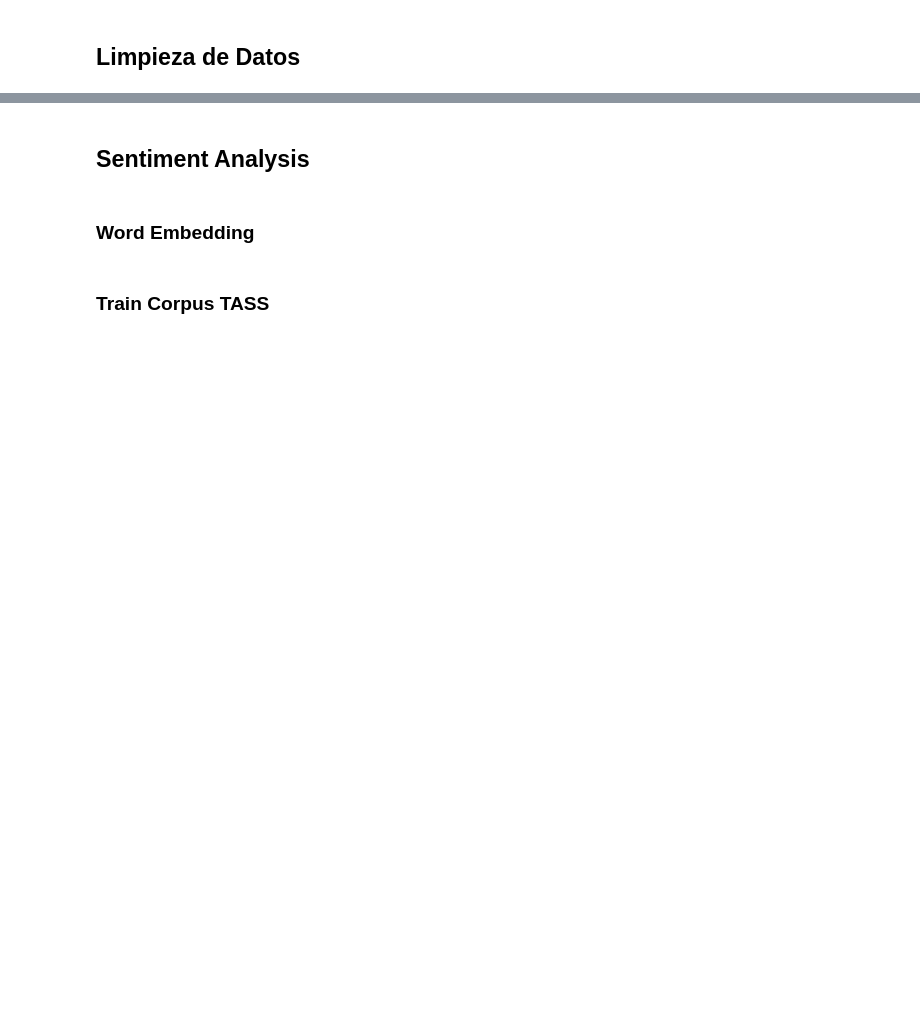
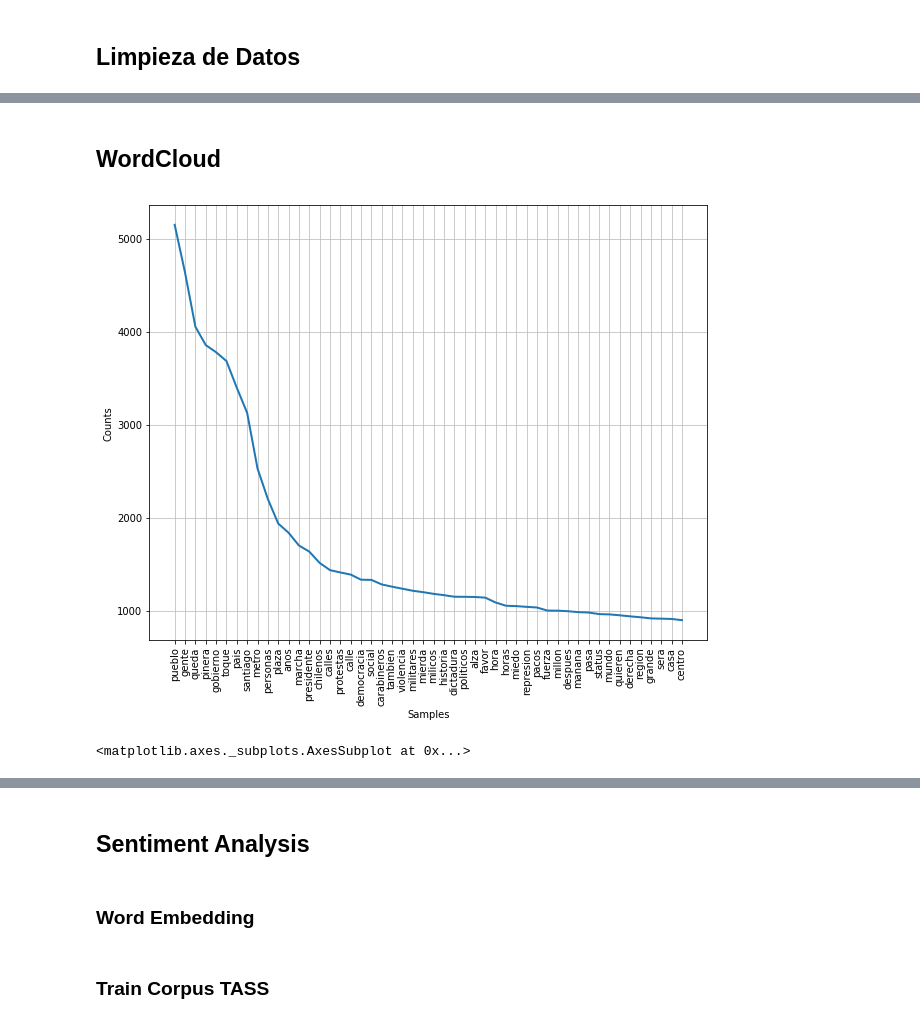
Before and after one commit to jpcastillog/Proyecto-INF-335, a Jupyter notebook: Proyecto_Busqueda_Web.ipynb, the cells around one changed output, grey strips where cells are left out. Cells and saved outputs as stored; diff of their text form; code cells hidden in the pictures; blank space fills up the shorter version.

Commit message:
add word clouds

```diff
--- a/Proyecto_Busqueda_Web.ipynb
+++ b/Proyecto_Busqueda_Web.ipynb
@@ -98,0 +87,48 @@ tok = tokenize(tweets)
+# %%
+import json
+from cucco import Cucco
+
+with open('stop_words.json') as f:
+  stop_words2 = json.load(f)
+cucco = Cucco()
+stop_words = list(set(stopwords.words('spanish')))
+stop_words2 = stop_words2['words']
+other_stop_words = ['cosa', 'puede','estan','estar', 'mano', 'hace', 'gran', 'chile', '._.', 'ahora', 'weon',
+                    'mientra','mejor', 'dicen', 'después', 'despue', 'hacer', 'mientra', 'mientras', 'decir',
+                    'dice', 'menos', 'queremos', 'hjovu', 'mismo', 'toda', 'vamo', 'vamos', 'igual', 'aquí',
+                    'quiere', 'ustedes', 'nadie', 'sólo', 'sigue', 'nadie', "'","...","''","#","<",">","}",
+                    "{","]","[","´","?","¡","!","¿","/","*", '"',"-","--",";",":","::","=",")","(","&","|",
+                    "'ve","'t","'s", "'ll","n't",">.<","<3","._.","~","<br","</","/>","<<",">>","~~", ",","d",
+                    "na","m","''","´´","!!!!!",'"(','",','.;','[*','tm','").',
+                    "l",'"&',').*','://','www','http','"...',"=[", '@', '``']
+stop_words = stop_words + stop_words2 + other_stop_words
+texto = ''
+clear_tweets = []
+for t in tweets:
+    t = re.sub(r'https?:\/\/(www\.)?[-a-zA-Z0–9@:%._\+~#=]{2,256}\.[a-z]{2,6}\b([-a-zA-Z0–9@:%_\+.~#?&//=]*)'
+               , ''
+               , t
+               , flags=re.MULTILINE)
+    t = re.sub(r'[-a-zA-Z0–9@:%._\+~#=]{2,256}\.[a-z]{2,6}\b([-a-zA-Z0–9@:%_\+.~#?&//=]*)', '', t, flags=re.MULTILINE)
+    t = re.sub(r"#(\w+)", ' ', t, flags=re.MULTILINE)
+    t = re.sub(r"@(\w+)", ' ', t, flags=re.MULTILINE)
+    t = re.sub(r'[0-9]+', '', t)
+    t = cucco.normalize(str(t))
+    clear_tweets.append(t)
+    texto += ' ' + t
+
+tweets = clear_tweets
+df['clear_tweet'] = clear_tweets
+words_tokens = word_tokenize(texto)
+filtered_sentences = [w for w in words_tokens if not w in stop_words and len(w) > 3]
+# %% [markdown]
+## WordCloud
+# %%
+from nltk.probability import FreqDist
+plt.rcParams['figure.figsize'] = [10, 8]
+
+freq_dist = FreqDist(filtered_sentences)
+freq_dist.plot(50)
+# %% [output]
+[figure, added]
+<matplotlib.axes._subplots.AxesSubplot at 0x...>
```
Also changed, not shown: parts of 41 cells of this notebook, 1 other file.
